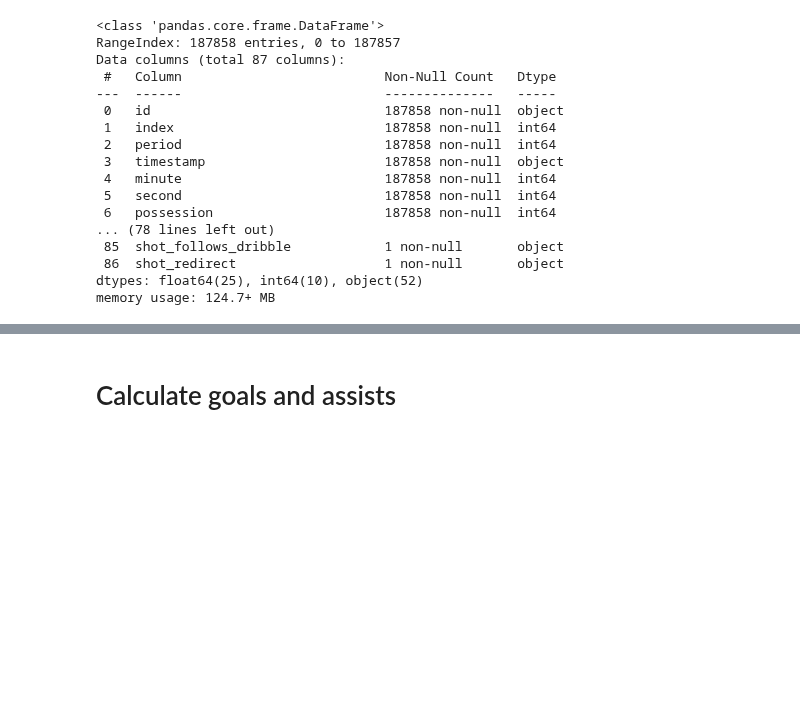
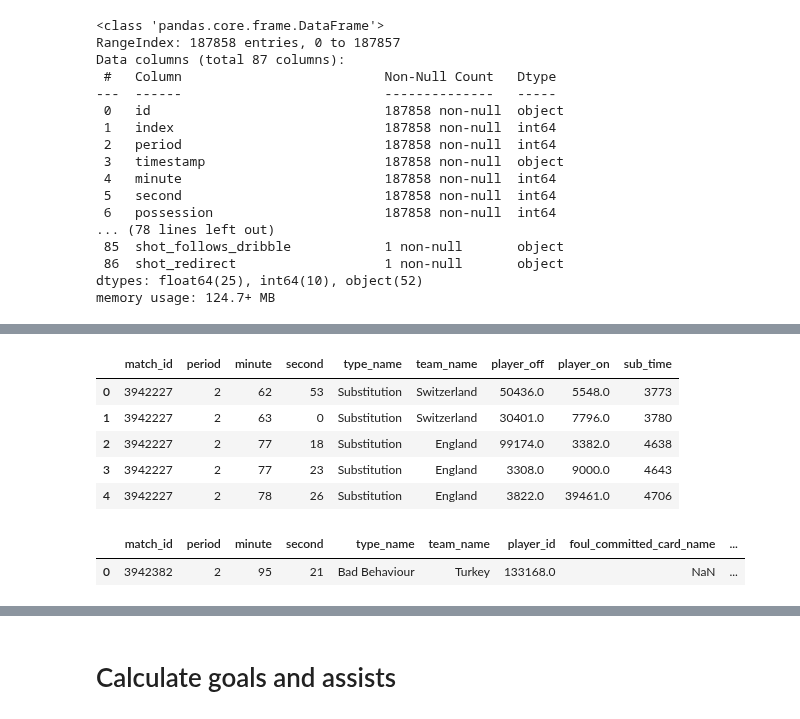
Before and after one commit to MarijnSt/soccermatics-project-1, a Jupyter notebook: radar_plot.ipynb, the cells around one changed output, grey strips where cells are left out. Cells and saved outputs as stored; diff of their text form; code cells hidden in the pictures; blank space fills up the shorter version.

```diff
--- a/radar_plot.ipynb
+++ b/radar_plot.ipynb
@@ -96,0 +145,5 @@ memory usage: 124.7+ MB
+# %%
+# Example usage
+test_game = parser.event(3942227)[0]
+df_example = calculate_period_lengths(test_game)
+df_example.head()
@@ -96,0 +156,40 @@ memory usage: 124.7+ MB
+# %%
+def get_substitution_events(df):
+    """
+    Get the substitution events for a given game.
+
+    Parameters
+    ----------
+    df: pd.DataFrame
+        Dataframe with Statsbomb event data for a certain game.
+
+    Returns
+    -------
+    df_subs: pd.DataFrame
+        Dataframe with the substitution events for a given game.
+    """
+    subs_mask = (df['type_name'] == 'Substitution')
+    subs_columns = ['match_id', 'period', 'minute', 'second', 'type_name', 'team_name', 'player_id', 'substitution_replacement_id']
+    df_subs = df.loc[subs_mask, subs_columns]
+
+    # Rename the columns to be more descriptive about the substitution
+    df_subs.rename(columns={
+        'player_id': 'player_off',
+        'substitution_replacement_id': 'player_on'
+    }, inplace=True)
+
+    # Add column for substitution time
+    df_subs['sub_time'] = df_subs['minute'] * 60 + df_subs['second']
+
+    return df_subs.reset_index(drop=True)
+# %%
+# Example usage
+df_example = get_substitution_events(test_game)
+df_example.head()
+# %% [output]
+|  | match_id | period | minute | second | type_name | team_name | player_off | player_on | sub_time |
+| 0 | 3942227 | 2 | 62 | 53 | Substitution | Switzerland | 50436.0 | 5548.0 | 3773 |
+| 1 | 3942227 | 2 | 63 | 0 | Substitution | Switzerland | 30401.0 | 7796.0 | 3780 |
+| 2 | 3942227 | 2 | 77 | 18 | Substitution | England | 99174.0 | 3382.0 | 4638 |
+| 3 | 3942227 | 2 | 77 | 23 | Substitution | England | 3308.0 | 9000.0 | 4643 |
+| 4 | 3942227 | 2 | 78 | 26 | Substitution | England | 3822.0 | 39461.0 | 4706 |
@@ -96,0 +237,9 @@ memory usage: 124.7+ MB
+# %%
+# Example usage
+red_card_match_id = 3942382
+df_red_card_game = parser.event(red_card_match_id)[0]
+df_example = get_red_card_events(df_red_card_game)
+df_example.head()
+# %% [output]
+|  | match_id | period | minute | second | type_name | team_name | player_id | foul_committed_card_name | ... |
+| 0 | 3942382 | 2 | 95 | 21 | Bad Behaviour | Turkey | 133168.0 | NaN | ... |
```
Also changed, not shown: parts of 12 cells of this notebook.
